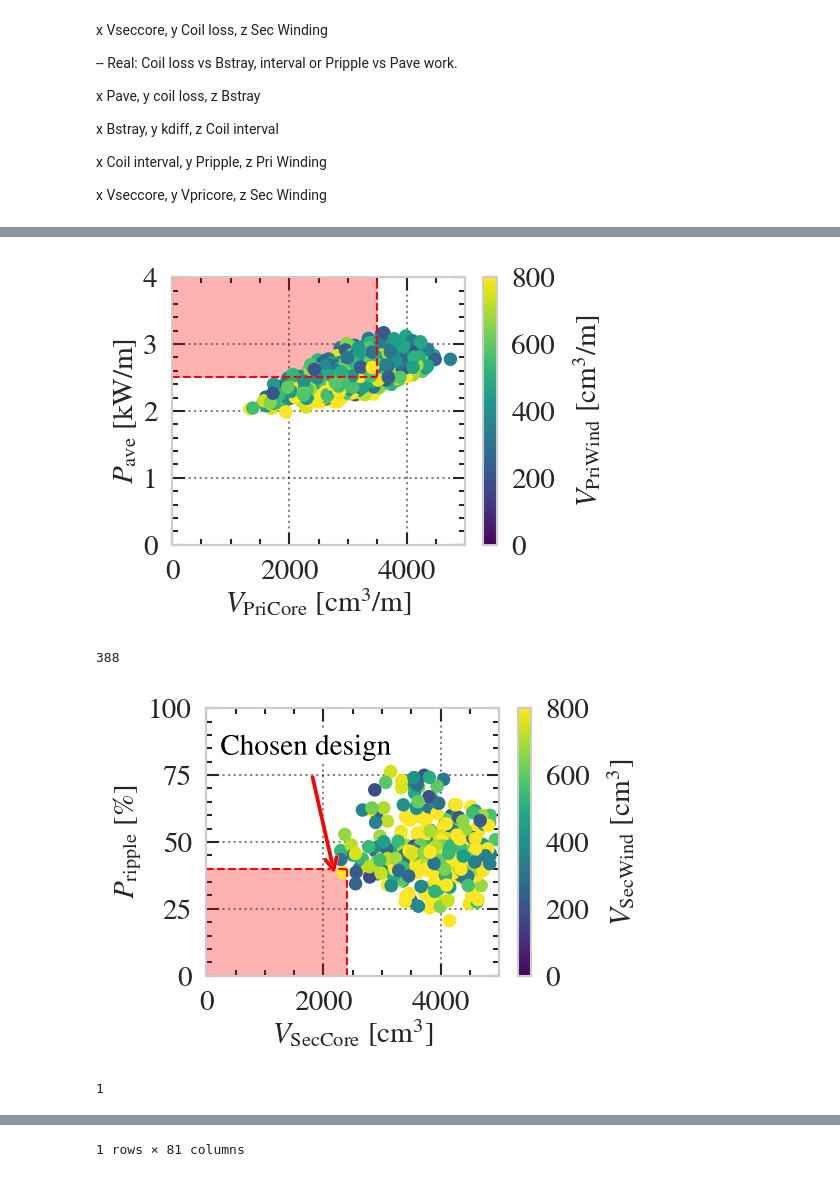
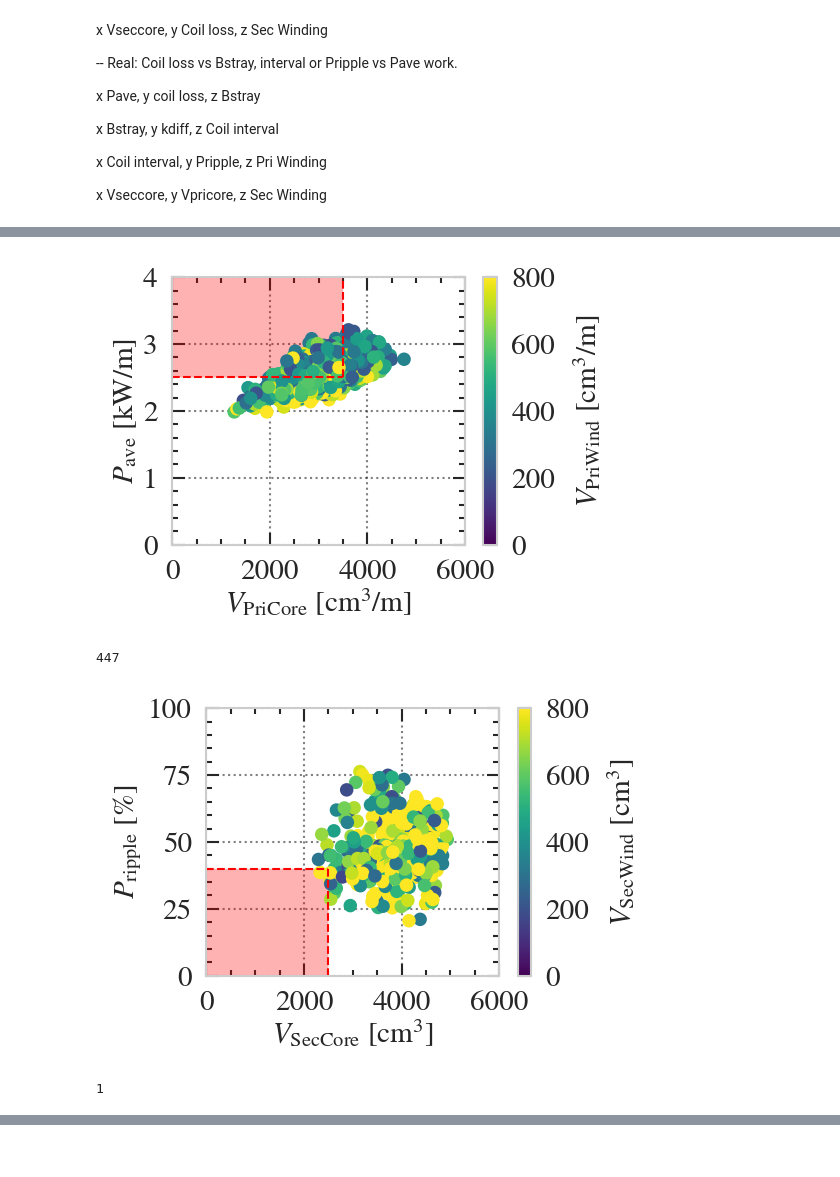
Before and after one commit to shuntaro0628/Optimization_Project_8parameters, a Jupyter notebook: Scatter_Plot_from_NN_for_OpenPE.ipynb, the cells around one changed output, grey strips where cells are left out. Saved outputs shown, nothing was run; the diff lists cells and outputs as text; code cells hidden in the pictures.

```diff
--- a/Scatter_Plot_from_NN_for_OpenPE.ipynb
+++ b/Scatter_Plot_from_NN_for_OpenPE.ipynb
@@ -1754,8 +1750,10 @@ y = df_pred_1.loc[:,'CoilLoss_xs0[W]']
 z = df_pred_1.loc[:,'Bstray[uT(rms)]']
 
 fig1=plt.figure(figsize=(cm2inch(fig_width),cm2inch(fig_height)), dpi=300)
-xlim = 800 #[mm]
-ylim = 140 #Coil loss [W]
+xlim = 850 #[mm]
+# ylim = 130 #Coil loss [W]
+ylim = 150 #Coil loss [W]
+
 
 # lower right
 x1 = np.arange(xlim,xlim*10,0.1)
@@ -1772,7 +1770,7 @@ plt.ylabel(r"Coil loss [W]", labelpad = y_label_pad)
 plt.axis([0, 2000, 0, 300])
 df_pred_2=df_pred_1[(df_pred_1['Coil interval[mm]']>xlim)&(df_pred_1['CoilLoss_xs0[W]']<ylim) ]
 
-print(len(df_pred_2))
-# fig1.savefig("/content/drive/MyDrive/2022_Summer/Report/Shun/220515_Open_Journal_of_PE/Fig/pdf/scatter1.pdf")
+print(len(df_pred_1))
+fig1.savefig("/content/drive/MyDrive/2022_Summer/Report/Shun/220515_Open_Journal_of_PE/Fig/pdf/Conv_scatter1.pdf")
 # H:\My Drive\2022_Summer\Report\Shun\220515_Open_Journal_of_PE\Fig\pdf
 # %% [output]
@@ -1830,7 +1828,9 @@ x = df_pred_3.loc[:,'V_PriCore_ave[cm3/m]']
 # z = df_pred_3.loc[:,'V_SecCore[cm3]']
 z = df_pred_3.loc[:,'V_PriWind_ave[cm3/m]']
 fig1=plt.figure(figsize=(cm2inch(fig_width),cm2inch(fig_height)), dpi=300)
+# xlim = 3200 #_VPriCore[cm3]
 xlim = 3500 #_VPriCore[cm3]
+
 # xlim = 2000 #_VSecCore[cm3]
 # xlim = 800 #Coil interval[mm]
 # ylim = 50 #Pdiff[%]
@@ -1871,7 +1871,7 @@ plt.xlabel(r"$V_{\rm PriCore}~[\rm cm^3/m]$",labelpad = x_label_pad)
 plt.ylabel(r"$P_{\rm ave}~[\rm kW/m]$",labelpad = y_label_pad)
 # plt.ylabel(r"$P_{\rm ripple}~[\%]$",labelpad = y_label_pad)
 # plt.ylabel(r"$V_{\rm PriCore}~[\rm cm^3/m]$",labelpad = y_label_pad)
-plt.axis([0, 5000, 0, 4])
+plt.axis([0, 6000, 0, 4])
 # plt.axis([0, 2000, 0, 6000])
 # plt.axis([0, 5000, 0, 100])
 
@@ -1896,11 +1896,11 @@ df_pred_4
 # newax.imshow(im)
 # newax.axis('off')
 plt.show()
-print(len(df_pred_4))
-# fig1.savefig("/content/drive/MyDrive/2022_Summer/Report/Shun/220515_Open_Journal_of_PE/Fig/pdf/scatter3.pdf")
+print(len(df_pred_3))
+fig1.savefig("/content/drive/MyDrive/2022_Summer/Report/Shun/220515_Open_Journal_of_PE/Fig/pdf/Conv_scatter3.pdf")
 # %% [output]
-[figure, old version]
+[figure, new version]
-388
+447
 # %%
 import matplotlib.pyplot as plt
 from matplotlib.cbook import get_sample_data
@@ -1912,42 +1912,44 @@ x = df_pred_4.loc[:,'V_SecCore[cm3]']
 y = (df_pred_4.loc[:,'Pripple[%]'])
 z = df_pred_4.loc[:,'V_SecWind[cm3]']
 
 fig1=plt.figure(figsize=(cm2inch(fig_width),cm2inch(fig_height)), dpi=300)
-xlim = 2400 #_VSecCore[cm3]
+# xlim = 2300 #_VSecCore[cm3]
+xlim = 2500 #_VSecCore[cm3]
+
 ylim = 40 #Pdiff[%]
 x1 = np.arange(0,xlim+1,1)
 y1 = 0
 y2 = ylim
 
 plt.fill_between(x1,y1, y2 ,facecolor='r',alpha=0.3)#alpha is transperancy
   # Ref: https://www.kite.com/python/docs/matplotlib.pyplot.fill_between
 plt.scatter(x, y, c=z, s=marker_size, cmap ='viridis', vmin = 0, vmax=800,rasterized=True)
 plt.colorbar(label=r'$V_{\rm SecWind}~[\rm cm^3]$')#Show colar bar at the right side
 
 plt.ylabel(r"$P_{\rm ripple}~[\%]$",labelpad = y_label_pad)              # not shown
 plt.xlabel(r"$V_{\rm SecCore}~[\rm cm^3]$",labelpad = x_label_pad) # not shown
-plt.axis([0, 5000, 0, 100])
+plt.axis([0, 6000, 0, 100])
 # draw vertical line
 plt.plot([xlim, xlim], [0, ylim], 'r--', lw=0.5)
 # draw horizontal line
 plt.plot([0, xlim], [ylim, ylim], 'r--', lw=0.5)
 
 df_pred_5=df_pred_4[(df_pred_4['Pripple[%]']<ylim)&(df_pred_4['V_SecCore[cm3]']<xlim) ]
 
 # df_pred_5.to_csv('/content/drive/My Drive/2021_Fall/OptimizationPipeline_DoubleLCCL3kW/3_NeuralNetwork/candidate_v7_0_seed_7777.csv')
 
-txt1 = plt.annotate(r"Chosen design", xy=(2220,35), xytext=(1700,90),
-              arrowprops=dict(color='red',arrowstyle='->',lw=0.9),
-              fontsize=font_size, color='black',xycoords='data',
-              horizontalalignment='center', verticalalignment='top',
-              path_effects=[PathEffects.withStroke(linewidth=3,foreground="w")])
+# txt1 = plt.annotate(r"Chosen design", xy=(2220,35), xytext=(1700,90),
+#               arrowprops=dict(color='red',arrowstyle='->',lw=0.9),
+#               fontsize=font_size, color='black',xycoords='data',
+#               horizontalalignment='center', verticalalignment='top',
+#               path_effects=[PathEffects.withStroke(linewidth=3,foreground="w")])
 
-txt1.arrow_patch.set_path_effects([PathEffects.Stroke(linewidth = 1,foreground ="w"),PathEffects.Normal()])
+# txt1.arrow_patch.set_path_effects([PathEffects.Stroke(linewidth = 1,foreground ="w"),PathEffects.Normal()])
 
 plt.show()
-print(len(df_pred_5))
+print(len(df_pred_4))
 df_pred_5
-# fig1.savefig("/content/drive/MyDrive/2022_Summer/Report/Shun/220515_Open_Journal_of_PE/Fig/pdf/scatter4.pdf")
+fig1.savefig("/content/drive/MyDrive/2022_Summer/Report/Shun/220515_Open_Journal_of_PE/Fig/pdf/Conv_scatter4.pdf")
 # %% [output]
-[figure, old version]
+[figure, new version]
 1
@@ -1956,4 +1956,3 @@ df_pred_5
-1 rows × 81 columns
 # %%
 import matplotlib.pyplot as plt
 from matplotlib.cbook import get_sample_data
```
Also changed, not shown: parts of 10 cells of this notebook.
